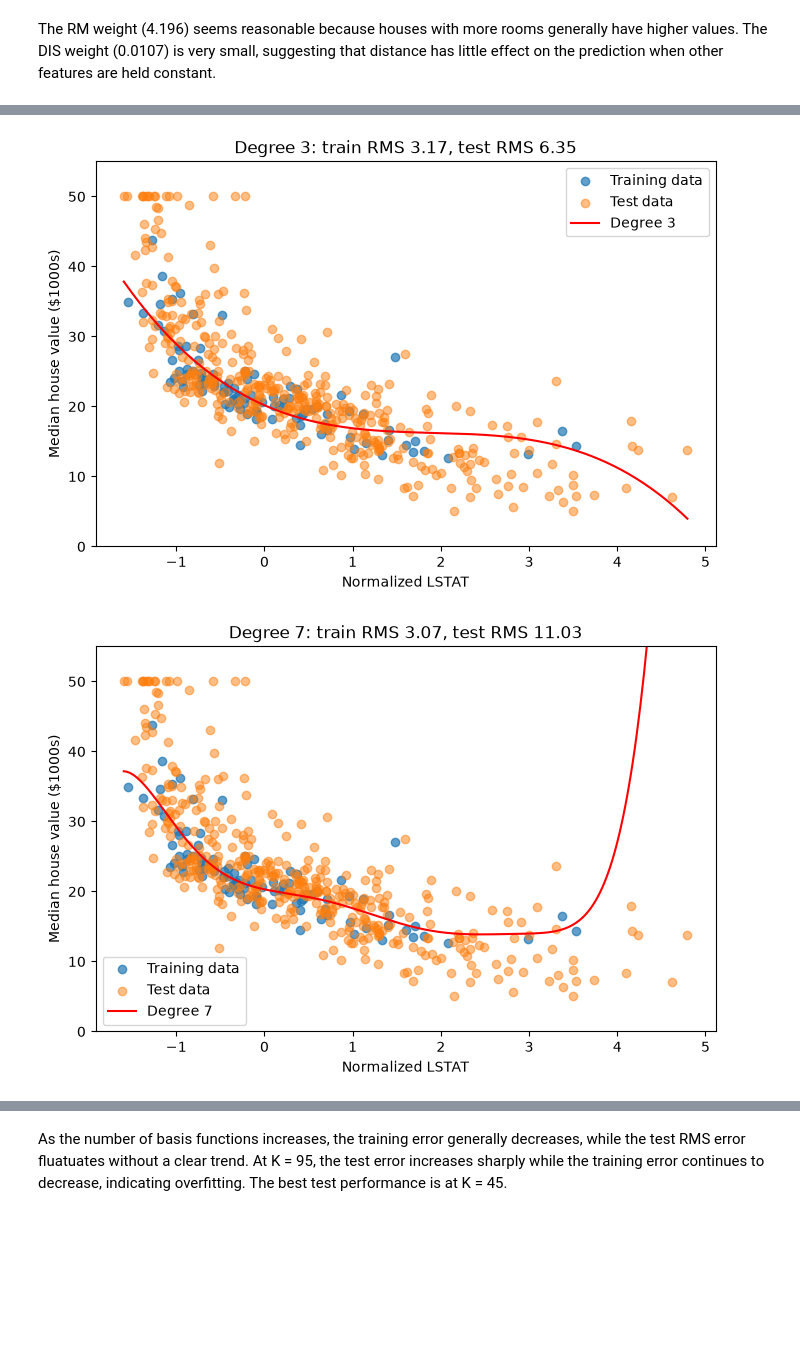
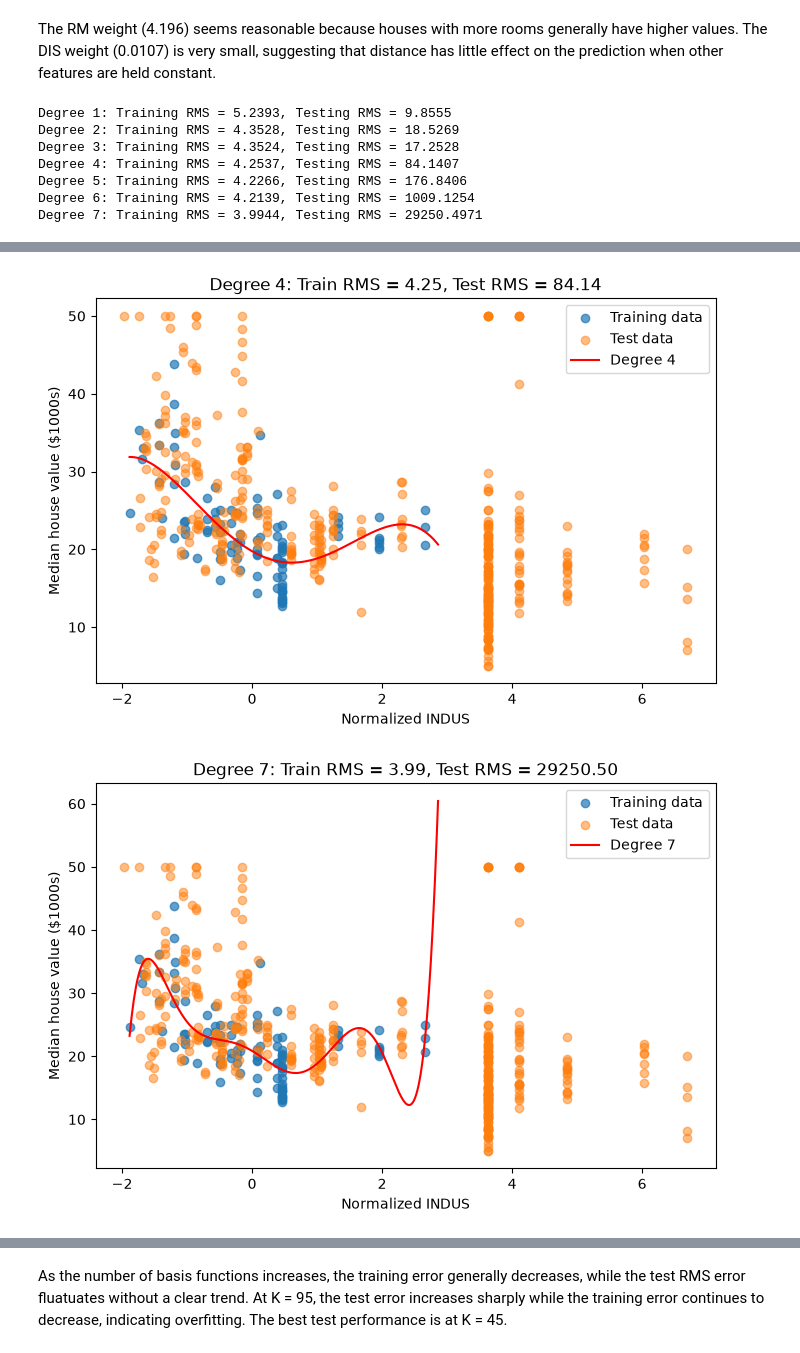
Before and after one commit to helmet323/helmet323.github.io, a Jupyter notebook: 2/polynomial-regression.ipynb, the cells around one changed output, grey strips where cells are left out. Drawn from its saved outputs; the diff is of its cells as text; code cells hidden in the pictures; blank space fills up the shorter version.

```diff
--- a/2/polynomial-regression.ipynb
+++ b/2/polynomial-regression.ipynb
@@ -109,26 +112,58 @@ All weights: [ 2.23090000e+01 -1.33797373e+00  1.22993392e-01 -5.31064627e-01
 # %% [markdown]
 The RM weight (4.196) seems reasonable because houses with more rooms generally have higher values. The DIS weight (0.0107) is very small, suggesting that distance has little effect on the prediction when other features are held constant.
 # %%
-def polynomial_regression_1d_vis(x_train, y_train, x_test, y_test, degree, feature_name):
-    # x_train, x_test: single normalized columns from the part a arrays
-    train_rms, test_rms, w = polynomial_regression(x_train, y_train, x_test, y_test, degree)
+X_train_raw, X_test_raw = X[:100], X[100:]
+y_train, y_test = y[:100], y[100:]
 
-    grid = np.linspace(min(x_train.min(), x_test.min()), max(x_train.max(), x_test.max()), 300)
-    curve = polynomial_features(grid, degree) @ w
+X_train, X_test = normalize(X_train_raw, X_test_raw)
+
+# Feature 3: INDUS - X_n(: ,2)
+x_train = X_train[:, 2]
+x_test = X_test[:, 2]
+
+# Evaluate all degrees
+for degree in range(1, 8):
+    train_rms, test_rms, weights = polynomial_regression(
+        x_train, y_train, x_test, y_test, degree
+    )
+
+    print(
+        f"Degree {degree}: "
+        f"Training RMS = {train_rms:.4f}, "
+        f"Testing RMS = {test_rms:.4f}"
+    )
+
+# Plot selected degrees
+for degree in [1, 4, 7]:
+    train_rms, test_rms, weights = polynomial_regression(
+        x_train, y_train, x_test, y_test, degree
+    )
+
+    # Generate the plotting grid using the training range
+    grid = np.linspace(x_train.min(), x_train.max()+0.2, 300)
+    predictions = polynomial_features(grid, degree) @ weights
 
     plt.figure(figsize=(8, 5))
     plt.scatter(x_train, y_train, label="Training data", alpha=0.7)
     plt.scatter(x_test, y_test, label="Test data", alpha=0.5)
-    plt.plot(grid, curve, "r-", label=f"Degree {degree}")
-    plt.ylim(min(y_train.min(), y_test.min()) - 5, max(y_train.max(), y_test.max()) + 5)
-    plt.xlabel(f"Normalized {feature_name}")
+    plt.plot(grid, predictions, "r-", label=f"Degree {degree}")
+
+    plt.xlabel("Normalized INDUS")
     plt.ylabel("Median house value ($1000s)")
-    plt.title(f"Degree {degree}: train RMS {train_rms:.2f}, test RMS {test_rms:.2f}")
+    plt.title(
+        f"Degree {degree}: Train RMS = {train_rms:.2f}, "
+        f"Test RMS = {test_rms:.2f}"
+    )
     plt.legend()
+
+    plt.savefig(f"media/indus_degree_{degree}.png", bbox_inches="tight")
     plt.show()
-
-feature_idx = 12
-
-for d in [1, 3, 7]:
-    polynomial_regression_1d_vis(X_train[:, 12], y_train, X_test[:, 12], y_test, d, "LSTAT")
+    plt.close()
 # %% [output]
+Degree 1: Training RMS = 5.2393, Testing RMS = 9.8555
+Degree 2: Training RMS = 4.3528, Testing RMS = 18.5269
+Degree 3: Training RMS = 4.3524, Testing RMS = 17.2528
+Degree 4: Training RMS = 4.2537, Testing RMS = 84.1407
+Degree 5: Training RMS = 4.2266, Testing RMS = 176.8406
+Degree 6: Training RMS = 4.2139, Testing RMS = 1009.1254
+Degree 7: Training RMS = 3.9944, Testing RMS = 29250.4971
@@ -136,3 +171,3 @@ for d in [1, 3, 7]:
-[figure, old version]
+[figure, new version]
-[figure, old version]
+[figure, new version]
 # %% [markdown]
```
Also changed, not shown: parts of 15 cells of this notebook, 8 other files.
